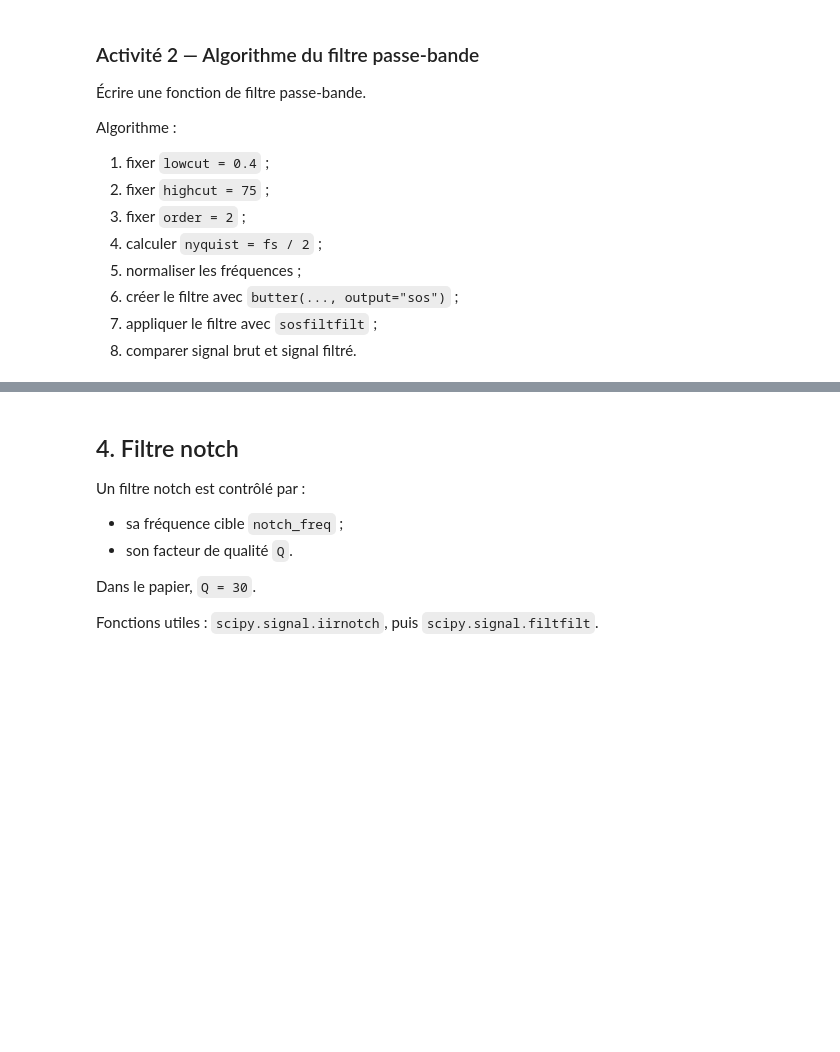
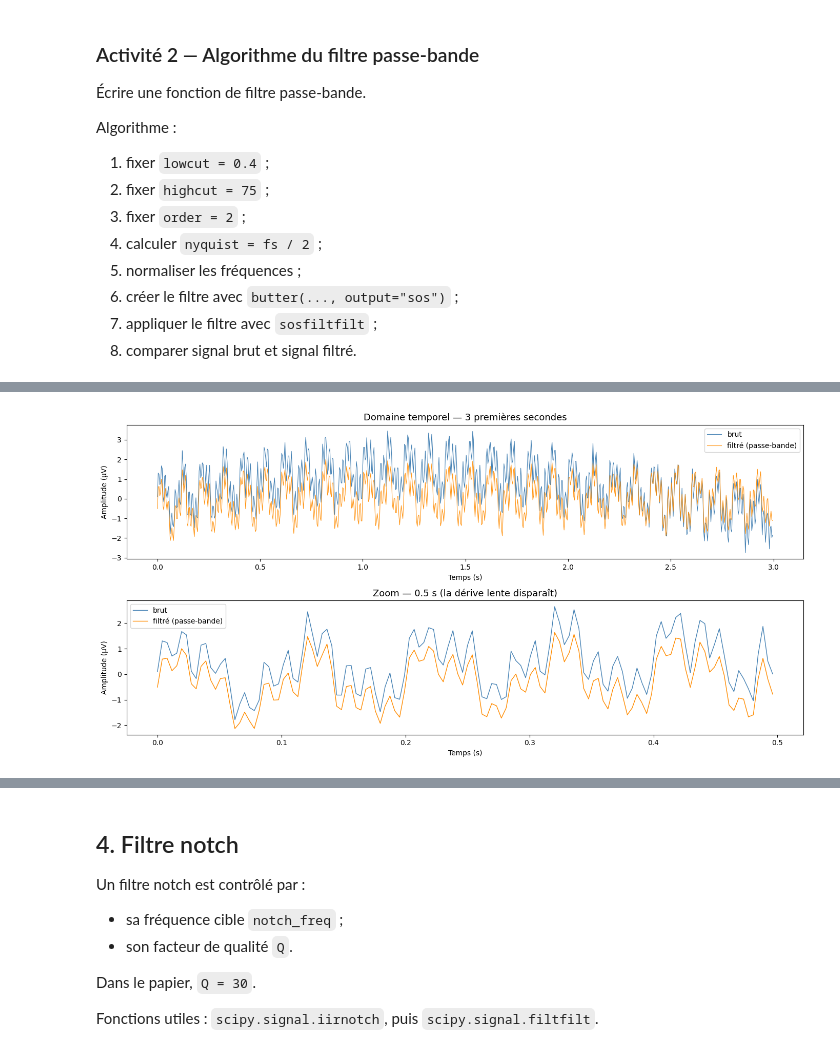
Before and after one commit to Paul72-hub/Neuronanale, a Jupyter notebook: TD3.ipynb, the cells around one changed output, grey strips where cells are left out. Saved outputs shown, nothing was run; the diff lists cells and outputs as text; code cells hidden in the pictures; blank space fills up the shorter version.

```diff
--- a/TD3.ipynb
+++ b/TD3.ipynb
@@ -147,4 +262,92 @@ Algorithme :
 7. appliquer le filtre avec `sosfiltfilt` ;
 8. comparer signal brut et signal filtré.
 # %%
-# Activité 2 — Implémenter ici le filtre passe-bande.
+from scipy.signal import butter, sosfiltfilt, welch
+import numpy as np
+import matplotlib.pyplot as plt
+
+# ── Étapes 1 à 3 : paramètres du filtre ──────────────────────────────────────
+lowcut  = 0.4   # fréquence de coupure basse  en Hz  → tout ce qui est EN DESSOUS est supprimé
+highcut = 75.0  # fréquence de coupure haute  en Hz  → tout ce qui est AU DESSUS est supprimé
+order   = 2     # ordre du filtre Butterworth  → plus l'ordre est élevé, plus la coupure est nette
+                # mais un ordre trop élevé peut créer des instabilités numériques
+
+# ── Étape 4 : fréquence de Nyquist ───────────────────────────────────────────
+# scipy attend des fréquences normalisées entre 0 et 1,
+# où 1 correspond à la fréquence de Nyquist (= fs/2).
+# On doit donc diviser nos fréquences de coupure par nyquist avant de les passer à butter().
+nyquist = fs / 2.0   # = 256 / 2 = 128 Hz
+print(f"Fréquence de Nyquist : {nyquist} Hz")
+
+# ── Étape 5 : normalisation des fréquences ────────────────────────────────────
+# butter() attend des fréquences dans [0, 1] (normalisées par rapport à Nyquist)
+low  = lowcut  / nyquist   # 0.4  / 128 ≈ 0.003
+high = highcut / nyquist   # 75.0 / 128 ≈ 0.586
+print(f"Fréquences normalisées : low = {low:.4f}, high = {high:.4f}")
+
+# ── Étape 6 : conception du filtre Butterworth ────────────────────────────────
+# butter() renvoie les coefficients du filtre.
+# On utilise output="sos" (Second-Order Sections) plutôt que les coefficients
+# b, a classiques car la forme SOS est numériquement plus stable pour les filtres d'ordre élevé.
+sos = butter(order, [low, high], btype="band", output="sos")
+# sos est un tableau 2D : chaque ligne est un filtre du 2e ordre en cascade
+
+# ── Étape 7 : appliquer le filtre au signal ───────────────────────────────────
+# sosfiltfilt applique le filtre en avant puis en arrière → déphasage nul
+x_bp = sosfiltfilt(sos, x)
+# x_bp est le signal filtré (même longueur que x)
+
+# ── Étape 8 : comparaison signal brut vs signal filtré ────────────────────────
+
+# — Domaine temporel —
+fig, axes = plt.subplots(2, 1, figsize=(14, 7))
+
+mask = t < 3   # zoom sur les 3 premières secondes pour mieux voir
+
+axes[0].plot(t[mask], x[mask],    color="steelblue",  linewidth=0.8, label="brut")
+axes[0].plot(t[mask], x_bp[mask], color="darkorange", linewidth=0.8, label="filtré (passe-bande)", alpha=0.9)
+axes[0].set_title("Domaine temporel — 3 premières secondes", fontsize=13)
+axes[0].set_xlabel("Temps (s)")
+axes[0].set_ylabel("Amplitude (µV)")
+axes[0].legend()
+
+# Zoom encore plus court pour voir la superposition des oscillations
+mask2 = t < 0.5
+axes[1].plot(t[mask2], x[mask2],    color="steelblue",  linewidth=1.0, label="brut")
+axes[1].plot(t[mask2], x_bp[mask2], color="darkorange", linewidth=1.0, label="filtré (passe-bande)")
+axes[1].set_title("Zoom — 0.5 s (la dérive lente disparaît)", fontsize=13)
+axes[1].set_xlabel("Temps (s)")
+axes[1].set_ylabel("Amplitude (µV)")
+axes[1].legend()
+
+plt.tight_layout()
+plt.show()
+
+# — Domaine fréquentiel (PSD) —
+freqs, psd_brut = welch(x,    fs=fs, nperseg=fs * 2)
+freqs, psd_bp   = welch(x_bp, fs=fs, nperseg=fs * 2)
+
+plt.figure(figsize=(12, 4))
+plt.semilogy(freqs, psd_brut, color="steelblue",  label="brut",            linewidth=1.2)
+plt.semilogy(freqs, psd_bp,   color="darkorange", label="filtré passe-bande", linewidth=1.2)
+
+# Zones supprimées par le filtre
+plt.axvspan(0,      lowcut,  alpha=0.1, color="red",   label="zone coupée (< 0.4 Hz)")
+plt.axvspan(highcut, 128,    alpha=0.1, color="red",   label="zone coupée (> 75 Hz)")
+plt.axvline(lowcut,  color="red",  linestyle="--", linewidth=1)
+plt.axvline(highcut, color="red",  linestyle="--", linewidth=1)
+
+plt.title("PSD — avant et après filtre passe-bande", fontsize=13)
+plt.xlabel("Fréquence (Hz)")
+plt.ylabel("Puissance (µV²/Hz)")
+plt.legend(fontsize=9)
+plt.tight_layout()
+plt.show()
+
+# ── Ce qu'on attend ──────────────────────────────────────────────────────────
+print("Ce qu'on doit observer :")
+print("  ✓ La dérive à 0.2 Hz est supprimée (pic disparu sur la PSD)")
+print("  ✓ Le pic alpha à 10 Hz est conservé")
+print("  ✓ Le pic beta à 25 Hz est conservé")
+print("  ✗ Le bruit secteur à 60 Hz reste présent (pas encore traité par le notch)")
+# %% [output]
@@ -150,0 +356 @@ Algorithme :
+[figure, added]
```
Also changed, not shown: parts of 23 cells of this notebook, 2 other files.
